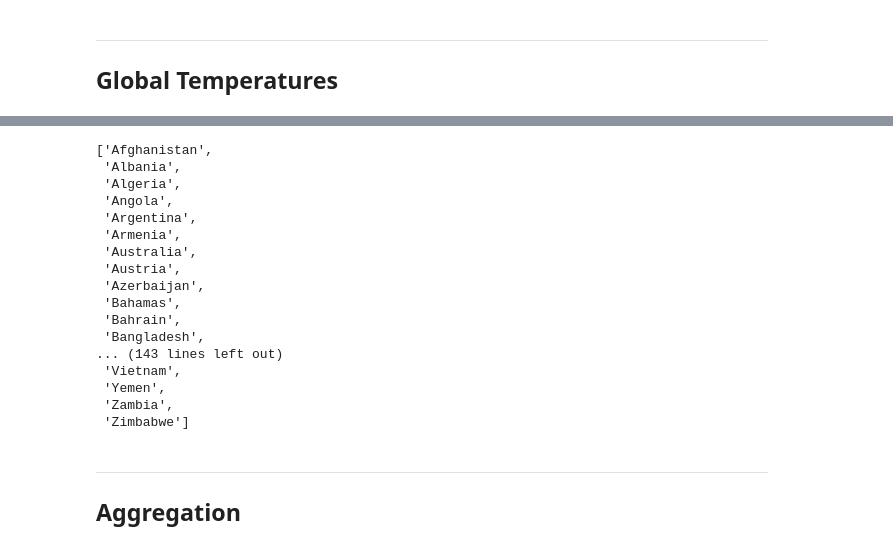
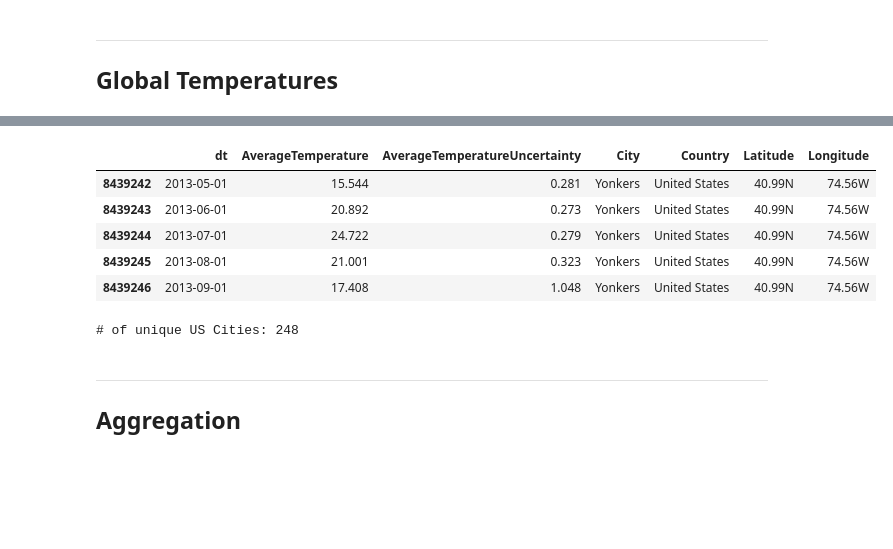
Before and after one commit to Morgan-Sell/usa-tourism-etl, a Jupyter notebook: eda_project_scope.ipynb, the cells around one changed output, grey strips where cells are left out. Cells and saved outputs as stored; diff of their text form; code cells hidden in the pictures; blank space fills up the shorter version.

```diff
--- a/eda_project_scope.ipynb
+++ b/eda_project_scope.ipynb
@@ -12,5 +16,5 @@ import utils
 # %%
 airports = pd.read_csv('data/airport_codes.csv')
-visits = pd.read_csv('data/immigration_data_sample.csv')
+
 cities = pd.read_csv('data/us_cities_demographics.csv', delimiter=';')
-temps = pd.read_csv('data/GlobalLandTemperaturesByCity.csv')
+weather = pd.read_csv('data/GlobalLandTemperaturesByCity.csv')
@@ -158,23 +179,18 @@ temps.tail()
-# %%
-sorted(temps.Country.unique())
-# %% [output]
-['Afghanistan',
- 'Albania',
- 'Algeria',
- 'Angola',
- 'Argentina',
- 'Armenia',
- 'Australia',
- 'Austria',
- 'Azerbaijan',
- 'Bahamas',
- 'Bahrain',
- 'Bangladesh',
-... (143 lines left out)
- 'Vietnam',
- 'Yemen',
- 'Zambia',
- 'Zimbabwe']
+# %%
+weather = weather[weather.Country == 'United States'].copy()
+weather.tail()
+# %% [output]
+|  | dt | AverageTemperature | AverageTemperatureUncertainty | City | Country | Latitude | Longitude |
+| 8439242 | 2013-05-01 | 15.544 | 0.281 | Yonkers | United States | 40.99N | 74.56W |
+| 8439243 | 2013-06-01 | 20.892 | 0.273 | Yonkers | United States | 40.99N | 74.56W |
+| 8439244 | 2013-07-01 | 24.722 | 0.279 | Yonkers | United States | 40.99N | 74.56W |
+| 8439245 | 2013-08-01 | 21.001 | 0.323 | Yonkers | United States | 40.99N | 74.56W |
+| 8439246 | 2013-09-01 | 17.408 | 1.048 | Yonkers | United States | 40.99N | 74.56W |
+# %%
+num_unique_usa_cities = len(weather.City.unique())
+print(f"# of unique US Cities: {num_unique_usa_cities}")
+# %% [output]
+# of unique US Cities: 248
 # %% [markdown]
 ---
 ## Aggregation
```
Also changed, not shown: parts of 11 cells of this notebook, 1 other file.
